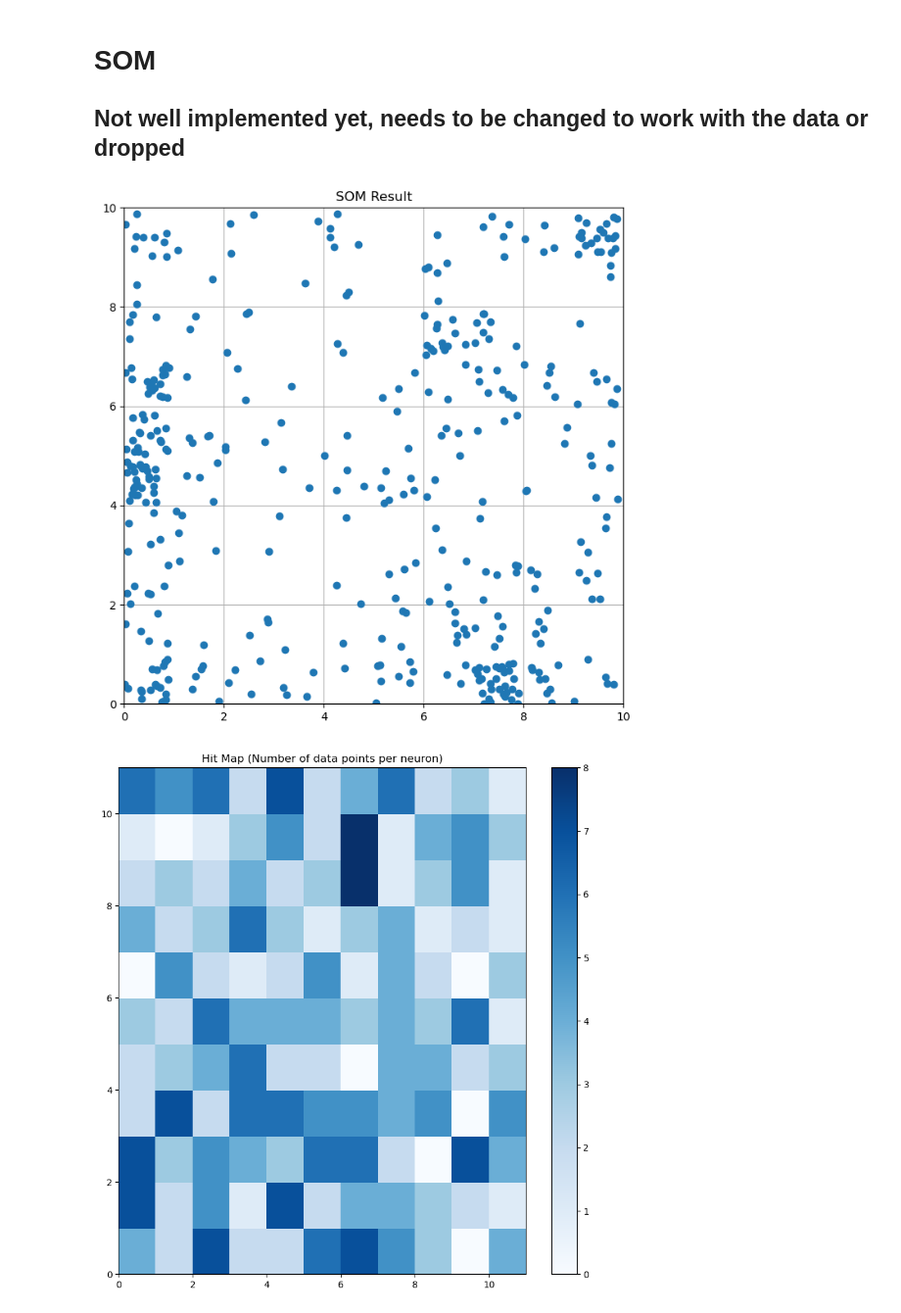
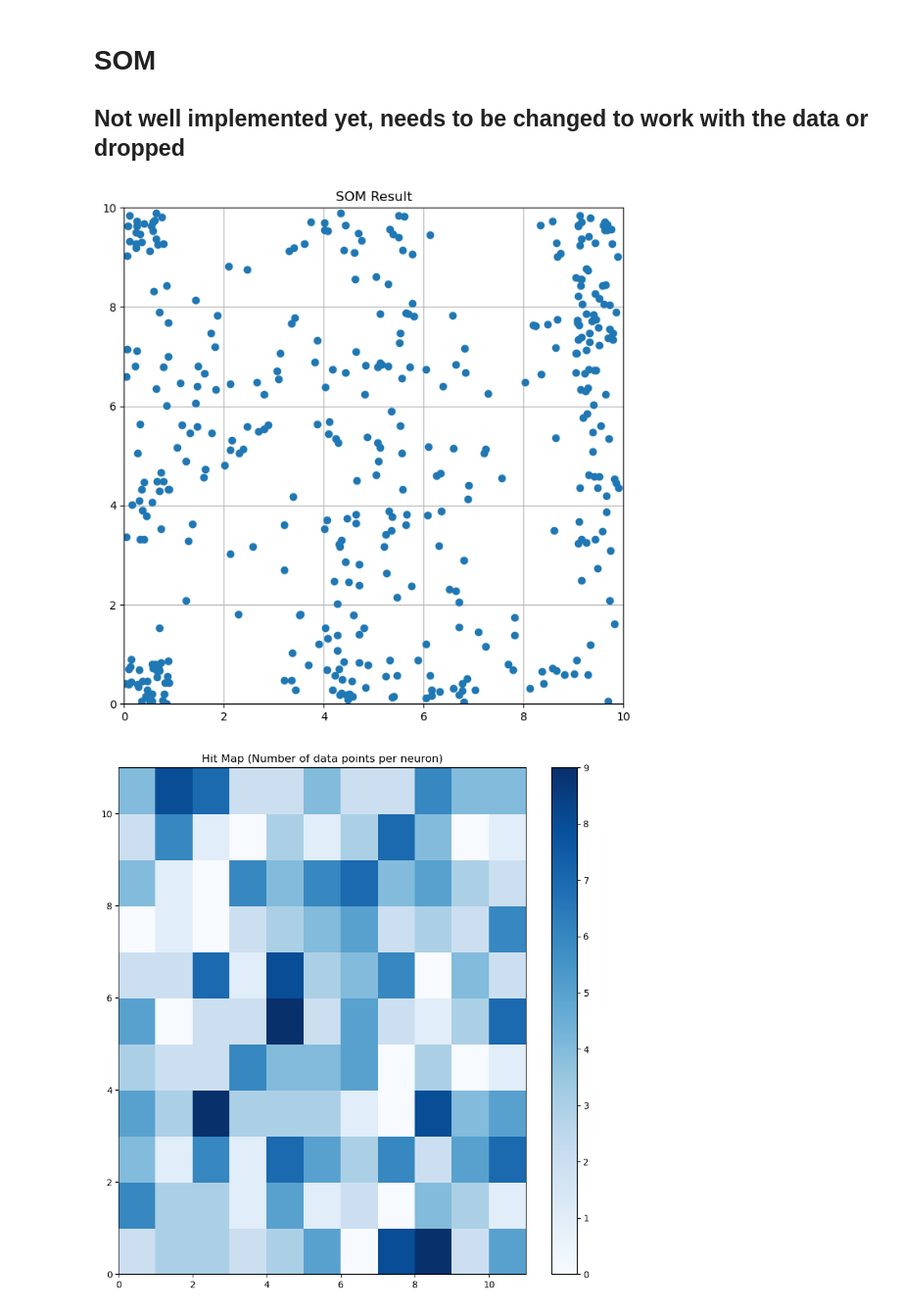
Before and after one commit to Hanh3103/Intelligence-SteelDetection, a Jupyter notebook: data_clustering.ipynb, the cells around one changed output. Shown at 98% size. Drawn from its saved outputs; the diff is of its cells as text; code cells hidden in the pictures.

Commit message:
fixed mistake of using the wrong scaler on the data. added the jnb data_cleaning for future data cleaning and improved PCA and eventually kmeans clustering

```diff
--- a/data_clustering.ipynb
+++ b/data_clustering.ipynb
@@ -405,6 +422,7 @@ plt.show()
 # %%
 # Feature Scaling
-scaler = StandardScaler()
+# Standardizing the Data
+scaler = FunctionTransformer(np.log1p, validate=True)
 df_scaled = scaler.fit_transform(df)
 
 # Define linkage methods
@@ -416,7 +434,7 @@ for i, method in enumerate(methods, 1):
     linkage_matrix = linkage(df_scaled, method=method)
 
     # Form flat clusters
-    distance_threshold = 5  # Adjust this based on visual inspection of the dendrogram
+    distance_threshold = 0.5  # Adjust this based on visual inspection of the dendrogram
     clusters = fcluster(linkage_matrix, distance_threshold, criterion='distance')
 
     # Adjust cluster labels for np.bincount
@@ -459,13 +477,13 @@ Method: median, Large Cluster Sizes (sorted): [317, 36, 8, 6, 4]
 # %%
-# Feature Scaling
-scaler = StandardScaler()
+# Standardizing the Data
+scaler = FunctionTransformer(np.log1p, validate=True)
 df_scaled = scaler.fit_transform(df)
 
 # Define linkage methods
 methods = ['ward', 'single', 'complete', 'average', 'centroid', 'median']
 
 # Percentage of the maximum distance to use as threshold
-percentage_threshold = 0.1  # for example, 10% of the maximum distance
+percentage_threshold = 0.5  # for example, 10% of the maximum distance
 
 # Create a subplot for each method and list cluster sizes
 for i, method in enumerate(methods, 1):
@@ -539,7 +557,6 @@ plt.show()
 # %%
-
-# Feature Scaling
-scaler = StandardScaler()
+# Standardizing the Data
+scaler = FunctionTransformer(np.log1p, validate=True)
 df_scaled = scaler.fit_transform(df)
 
 # Apply DBSCAN
@@ -848,8 +865,8 @@ The number of clusters is capped at 10 since for some number of neighbours the o
 
 ## Not well implemented yet, needs to be changed to work with the data or dropped
 # %%
-# Feature Scaling
-scaler = StandardScaler()
+# Standardizing the Data
+scaler = FunctionTransformer(np.log1p, validate=True)
 df_scaled = scaler.fit_transform(df)
 
 # Map Size based on heuristic
@@ -877,31 +894,31 @@ plt.grid()
 plt.title('SOM Result')
 plt.show()
 # %% [output]
-[figure, old version]
+[figure, new version]
 # %%
-# Feature Scaling
-scaler = StandardScaler()
+# Standardizing the Data
+scaler = FunctionTransformer(np.log1p, validate=True)
 df_scaled = scaler.fit_transform(df)
 
 # SOM initialization
 som_size = 11  # Size of the SOM grid
 som = MiniSom(som_size, som_size, df_scaled.shape[1], sigma=2.0, learning_rate=0.5, random_seed=0)
 som.random_weights_init(df_scaled)
 
 # Training the SOM
 som.train_random(df_scaled, num_iteration=1000000)
 
 # Creating a hit map
 hit_map = np.zeros((som_size, som_size))
 for x in df_scaled:
     winner = som.winner(x)
     hit_map[winner] += 1
 
 # Plotting the hit map
 plt.figure(figsize=(10, 10))
 plt.pcolor(hit_map, cmap='Blues')
 plt.colorbar()
 plt.title('Hit Map (Number of data points per neuron)')
 plt.show()
 # %% [output]
-[figure, old version]
+[figure, new version]
```
Also changed, not shown: parts of 20 cells of this notebook, 1 other file.
